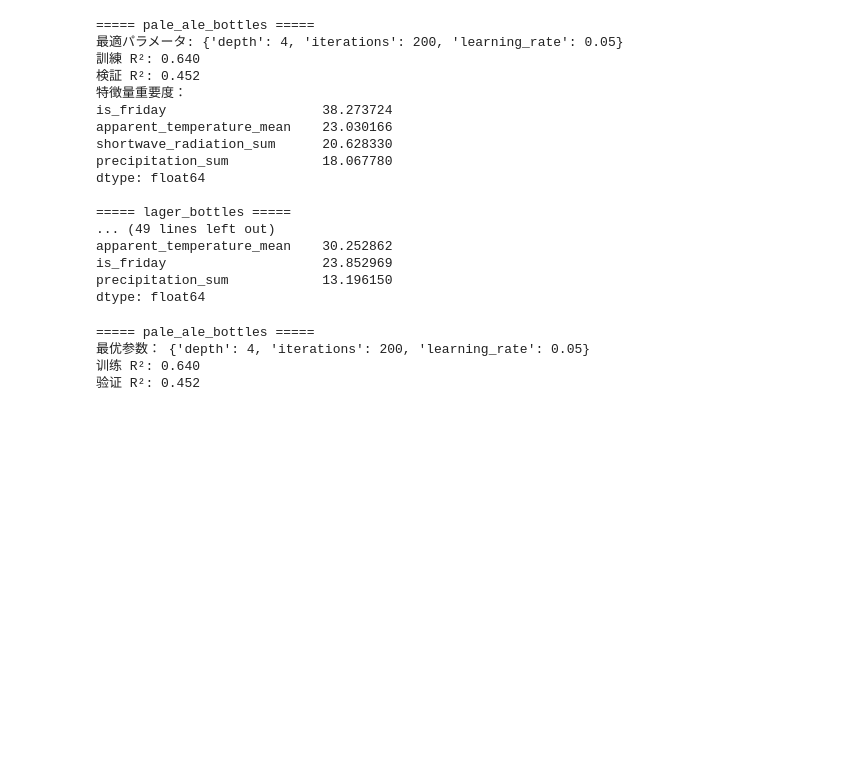
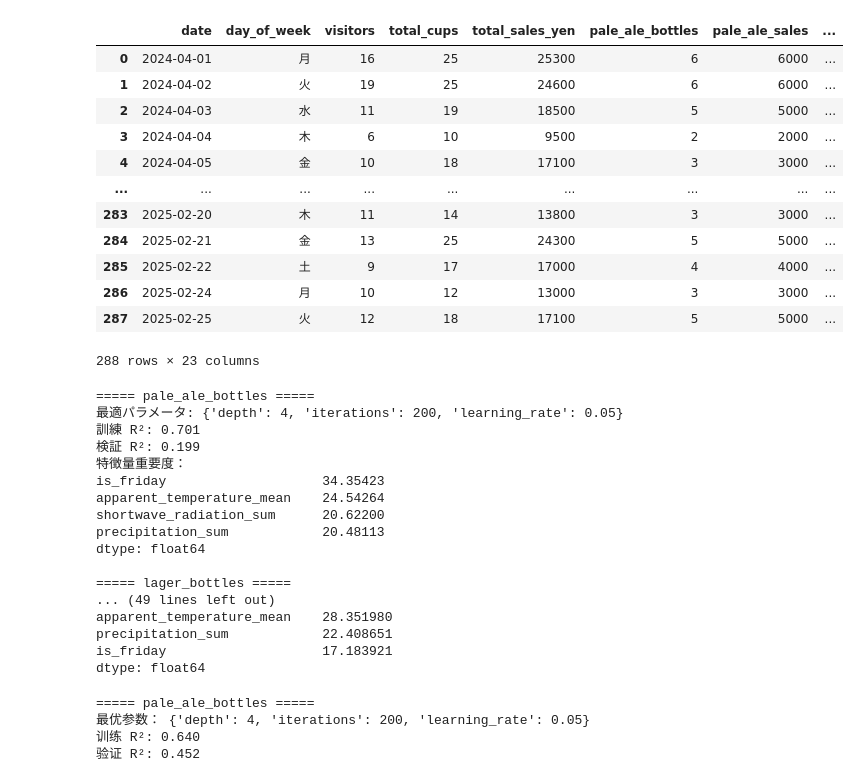
Before and after one commit to AICloud-TeamE/Python-AI, a Jupyter notebook: src.ipynb, the cells around one changed output. Saved outputs shown, nothing was run; the diff lists cells and outputs as text; code cells hidden in the pictures; blank space fills up the shorter version.

```diff
--- a/src.ipynb
+++ b/src.ipynb
@@ -16,3 +33,21 @@ target_columns = [
+# %%
+df = pd.read_feather("./data/newdf.feather")
+df = df.iloc[:-30]
+df
+# %% [output]
+|  | date | day_of_week | visitors | total_cups | total_sales_yen | pale_ale_bottles | pale_ale_sales | ... |
+| 0 | 2024-04-01 | 月 | 16 | 25 | 25300 | 6 | 6000 | ... |
+| 1 | 2024-04-02 | 火 | 19 | 25 | 24600 | 6 | 6000 | ... |
+| 2 | 2024-04-03 | 水 | 11 | 19 | 18500 | 5 | 5000 | ... |
+| 3 | 2024-04-04 | 木 | 6 | 10 | 9500 | 2 | 2000 | ... |
+| 4 | 2024-04-05 | 金 | 10 | 18 | 17100 | 3 | 3000 | ... |
+| ... | ... | ... | ... | ... | ... | ... | ... | ... |
+| 283 | 2025-02-20 | 木 | 11 | 14 | 13800 | 3 | 3000 | ... |
+| 284 | 2025-02-21 | 金 | 13 | 25 | 24300 | 5 | 5000 | ... |
+| 285 | 2025-02-22 | 土 | 9 | 17 | 17000 | 4 | 4000 | ... |
+| 286 | 2025-02-24 | 月 | 10 | 12 | 13000 | 3 | 3000 | ... |
+| 287 | 2025-02-25 | 火 | 12 | 18 | 17100 | 5 | 5000 | ... |
+288 rows × 23 columns
 # %%
 import os
 import pandas as pd
@@ -20,7 +55,6 @@ from catboost import CatBoostRegressor
 from sklearn.model_selection import train_test_split, GridSearchCV
 
 # データの読み込み
-df = pd.read_feather("./data/newdf.feather")
 
 # 2. 日付と曜日情報の処理
 df['date'] = pd.to_datetime(df['date'])
@@ -109,20 +143,20 @@ for target in target_columns:
 # %% [output]
 ===== pale_ale_bottles =====
 最適パラメータ: {'depth': 4, 'iterations': 200, 'learning_rate': 0.05}
-訓練 R²: 0.640
-検証 R²: 0.452
+訓練 R²: 0.701
+検証 R²: 0.199
 特徴量重要度：
-is_friday                    38.273724
-apparent_temperature_mean    23.030166
-shortwave_radiation_sum      20.628330
-precipitation_sum            18.067780
+is_friday                    34.35423
+apparent_temperature_mean    24.54264
+shortwave_radiation_sum      20.62200
+precipitation_sum            20.48113
 dtype: float64
 
 ===== lager_bottles =====
 ... (49 lines left out)
-apparent_temperature_mean    30.252862
-is_friday                    23.852969
-precipitation_sum            13.196150
+apparent_temperature_mean    28.351980
+precipitation_sum            22.408651
+is_friday                    17.183921
 dtype: float64
 # %%
 import os
```
Also changed, not shown: parts of 2 cells of this notebook, 33 other files.
